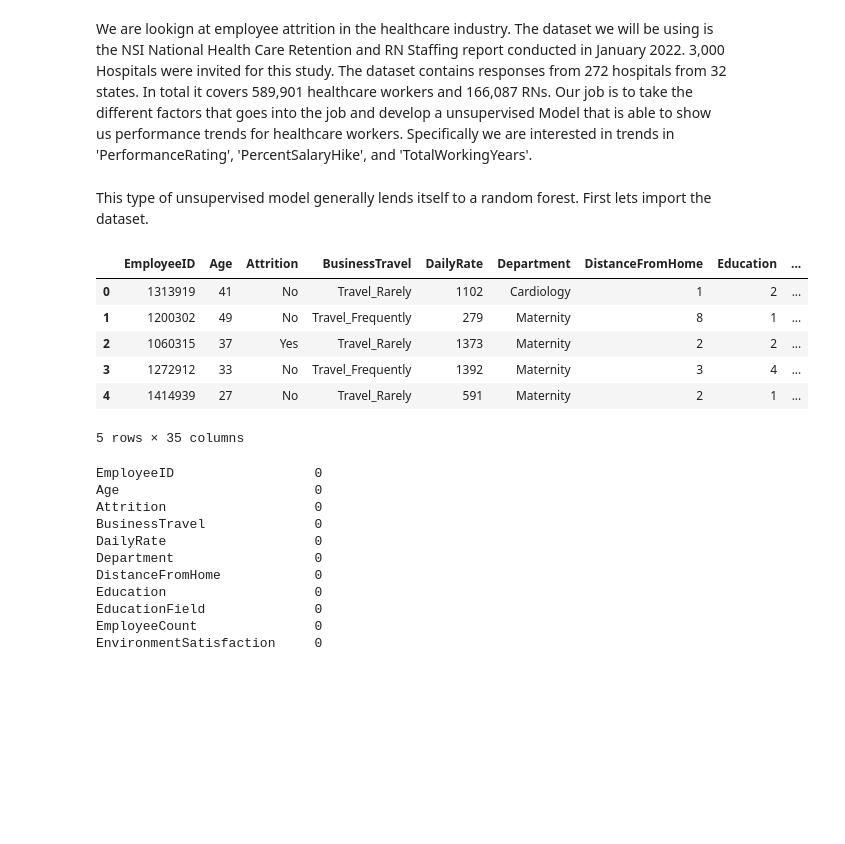
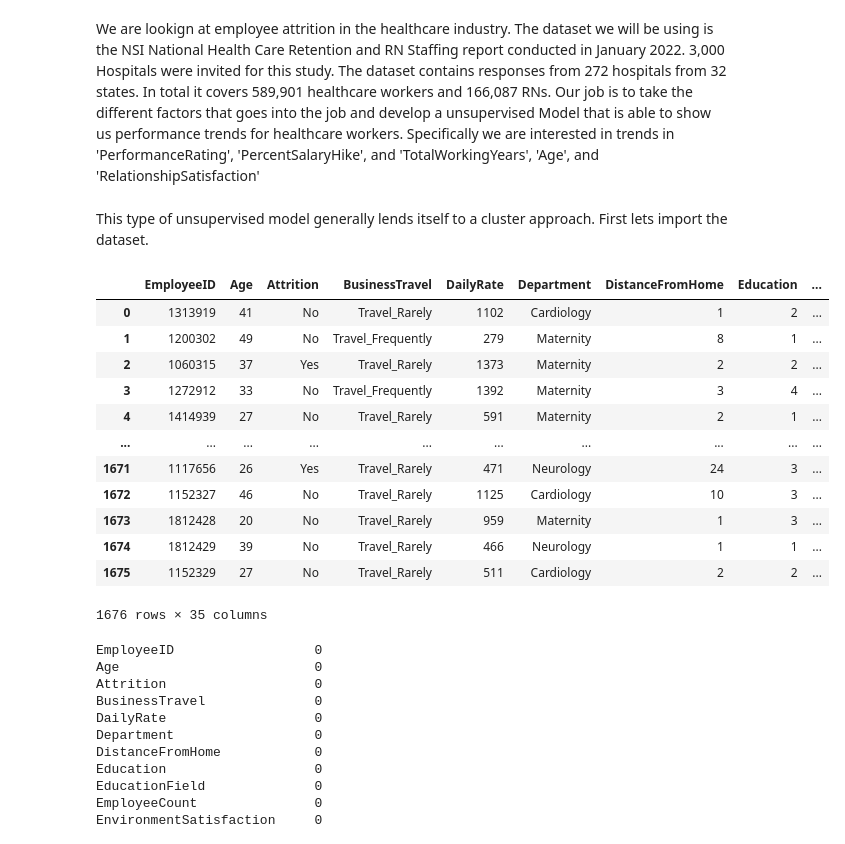
Before and after one commit to Chanksyou/Employee-Attrition-Healthcare, a Jupyter notebook: employee-attrition-healthcare.ipynb, the cells around one changed output. Drawn from its saved outputs; the diff is of its cells as text; code cells hidden in the pictures; blank space fills up the shorter version.

Commit message:
Kaggle Notebook | Employee Attrition Healthcare | Version 4

```diff
--- a/employee-attrition-healthcare.ipynb
+++ b/employee-attrition-healthcare.ipynb
@@ -1,24 +1,31 @@
 # %% [markdown]
- We are lookign at employee attrition in the healthcare industry.  The dataset we will be using is the NSI National Health Care Retention and RN Staffing report conducted in January 2022.  3,000 Hospitals were invited for this study.  The dataset contains responses from 272 hospitals from 32 states.  In total it covers 589,901 healthcare workers and 166,087 RNs. Our job is to take the different factors that goes into the job and develop a unsupervised Model that is able to show us performance trends for healthcare workers.  Specifically we are interested in trends in 'PerformanceRating', 'PercentSalaryHike', and 'TotalWorkingYears'.
+ We are lookign at employee attrition in the healthcare industry.  The dataset we will be using is the NSI National Health Care Retention and RN Staffing report conducted in January 2022.  3,000 Hospitals were invited for this study.  The dataset contains responses from 272 hospitals from 32 states.  In total it covers 589,901 healthcare workers and 166,087 RNs. Our job is to take the different factors that goes into the job and develop a unsupervised Model that is able to show us performance trends for healthcare workers.  Specifically we are interested in trends in 'PerformanceRating', 'PercentSalaryHike', and 'TotalWorkingYears', 'Age', and 'RelationshipSatisfaction'
 # %% [markdown]
-This type of unsupervised model generally lends itself to a random forest.  First lets import the dataset.
+This type of unsupervised model generally lends itself to a cluster approach.  First lets import the dataset.
 # %%
 import pandas as pd
 
 # Load the data
 data_path = '/kaggle/input/employee-attrition-for-healthcare/watson_healthcare_modified.csv'
 df = pd.read_csv(data_path)
 
 # Display the first few rows of the dataframe
 df.head()
+df
 # %% [output]
 |  | EmployeeID | Age | Attrition | BusinessTravel | DailyRate | Department | DistanceFromHome | Education | ... |
 | 0 | 1313919 | 41 | No | Travel_Rarely | 1102 | Cardiology | 1 | 2 | ... |
 | 1 | 1200302 | 49 | No | Travel_Frequently | 279 | Maternity | 8 | 1 | ... |
 | 2 | 1060315 | 37 | Yes | Travel_Rarely | 1373 | Maternity | 2 | 2 | ... |
 | 3 | 1272912 | 33 | No | Travel_Frequently | 1392 | Maternity | 3 | 4 | ... |
 | 4 | 1414939 | 27 | No | Travel_Rarely | 591 | Maternity | 2 | 1 | ... |
+| ... | ... | ... | ... | ... | ... | ... | ... | ... | ... |
+| 1671 | 1117656 | 26 | Yes | Travel_Rarely | 471 | Neurology | 24 | 3 | ... |
+| 1672 | 1152327 | 46 | No | Travel_Rarely | 1125 | Cardiology | 10 | 3 | ... |
+| 1673 | 1812428 | 20 | No | Travel_Rarely | 959 | Maternity | 1 | 3 | ... |
+| 1674 | 1812429 | 39 | No | Travel_Rarely | 466 | Neurology | 1 | 1 | ... |
+| 1675 | 1152329 | 27 | No | Travel_Rarely | 511 | Cardiology | 2 | 2 | ... |
-5 rows × 35 columns
+1676 rows × 35 columns
 # %%
 # Check for missing values
 df.isnull().sum()
```
Also changed, not shown: parts of 2 cells of this notebook.
